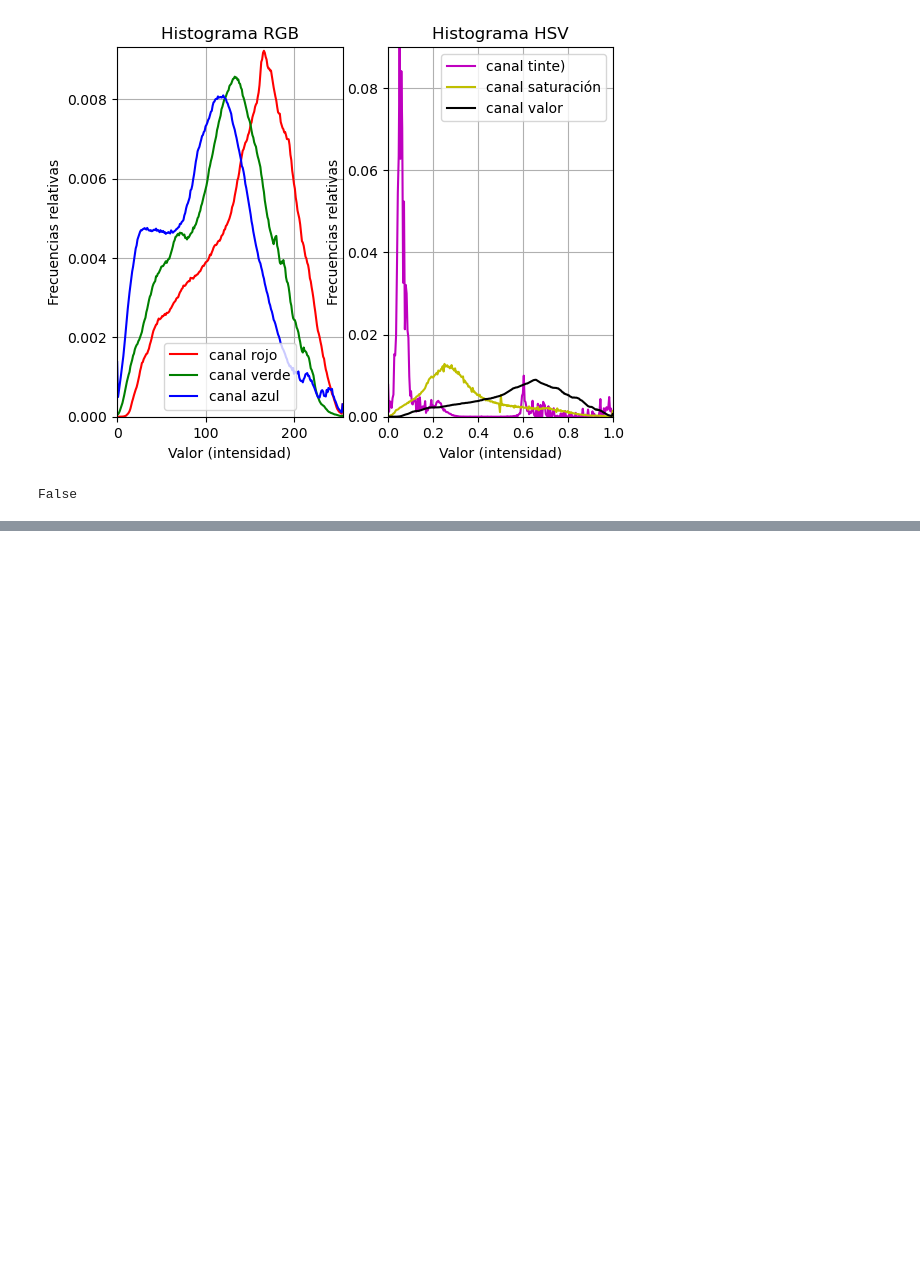
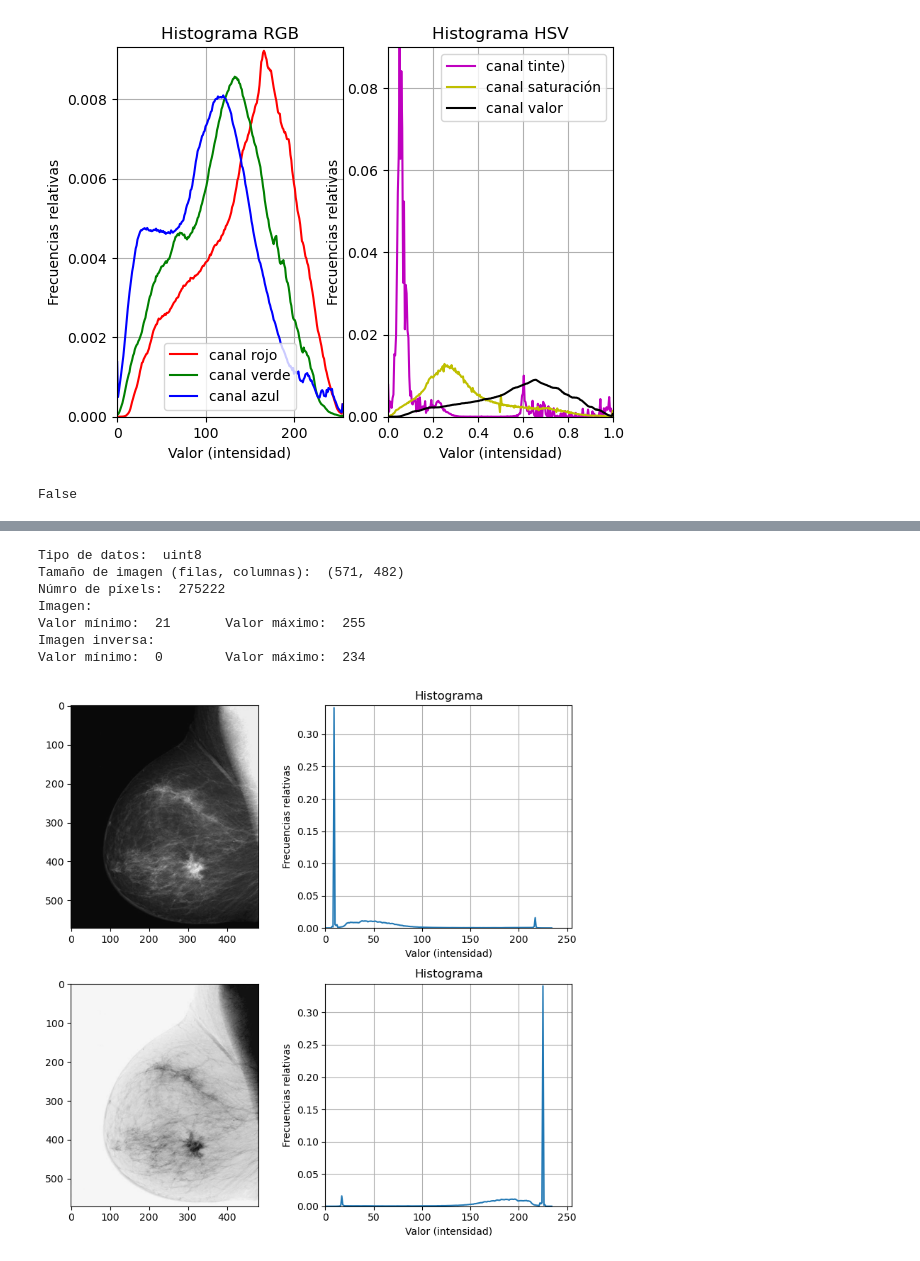
Before and after one commit to javiergc10/mi_repositoriobien, a Jupyter notebook: Pruebas.ipynb, the cells around one changed output, grey strips where cells are left out. Drawn from its saved outputs; the diff is of its cells as text; code cells hidden in the pictures; blank space fills up the shorter version.

```diff
--- a/Pruebas.ipynb
+++ b/Pruebas.ipynb
@@ -56,0 +106,50 @@ False
+# %%
+def transformacionInvertida (file):
+    img  = Image.open(file)
+    img_np = np.array(img)
+    img_inv = util.invert(img_np)
+    print('Tipo de datos: ', img_np.dtype)
+    print('Tamaño de imagen (filas, columnas): ', img_np.shape)
+    print('Númro de píxels: ', img_np.size)
+    print('Imagen: \nValor mínimo: ', img_np.min(), '\tValor máximo: ', img_np.max())
+    print('Imagen inversa: \nValor mínimo: ', img_inv.min(), '\tValor máximo: ', img_inv.max())
+
+    img_hist, bins = exposure.histogram(img_np, normalize=True)
+    img_inv_hist, bins = exposure.histogram(img_inv, normalize=True)
+
+    plt.figure(figsize=(8, 8))
+
+    plt.subplot(221)
+    plt.imshow(img_np, cmap='gray')
+
+    plt.subplot(222)
+    plt.plot(bins, img_hist)
+    plt.axis([0,255, 0, 1.01*img_hist.max()])
+    plt.title('Histograma')
+    plt.xlabel('Valor (intensidad)')
+    plt.ylabel('Frecuencias relativas')
+    plt.grid()
+
+    plt.subplot(223)
+    plt.imshow(img_inv, cmap='gray')
+
+    plt.subplot(224)
+    plt.plot(bins, img_inv_hist)
+    plt.axis([0,255, 0, 1.01*img_hist.max()])
+    plt.title('Histograma')
+    plt.xlabel('Valor (intensidad)')
+    plt.ylabel('Frecuencias relativas')
+    plt.grid()
+
+    plt.tight_layout()
+# %%
+transformacionInvertida('images/breastXray.tif')
+# %% [output]
+Tipo de datos:  uint8
+Tamaño de imagen (filas, columnas):  (571, 482)
+Númro de píxels:  275222
+Imagen:
+Valor mínimo:  21       Valor máximo:  255
+Imagen inversa:
+Valor mínimo:  0        Valor máximo:  234
+[figure, added]
```
Also changed, not shown: parts of 6 cells of this notebook, 28 other files.
